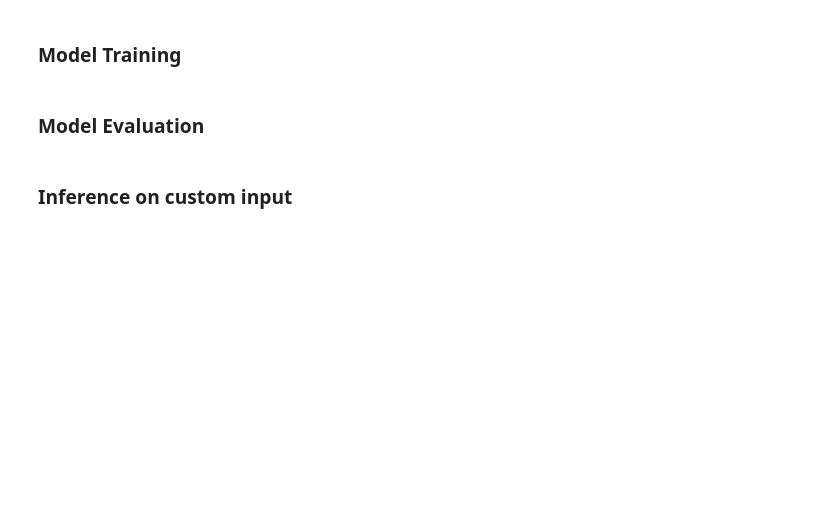
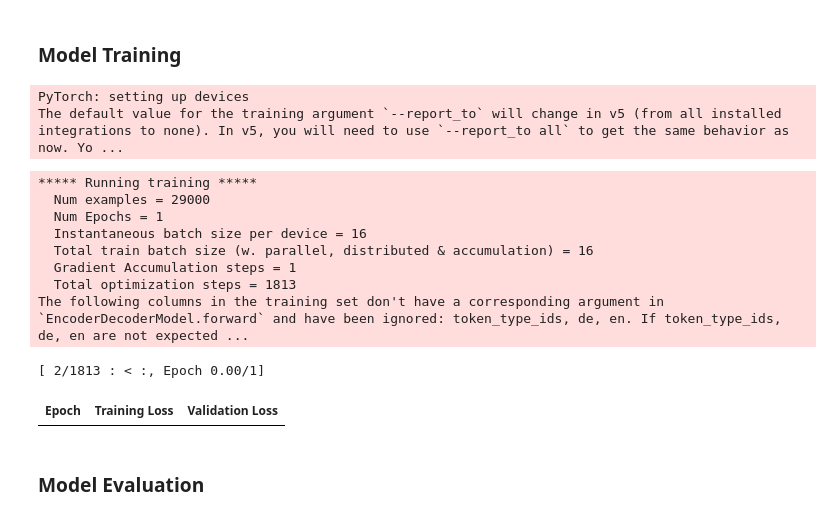
Before and after one commit to josumsc/multi30k-machine-translation, a Jupyter notebook: src/multi30k-machine-translation.ipynb, the cells around one changed output. Cells and saved outputs as stored; diff of their text form; code cells hidden in the pictures; blank space fills up the shorter version.

Commit message:
Adding pre-trained transformer

```diff
--- a/src/multi30k-machine-translation.ipynb
+++ b/src/multi30k-machine-translation.ipynb
@@ -380,0 +524,14 @@ print(f'| Test Loss: {test_loss:.3f} | Test PPL: {math.exp(test_loss):7.3f} |')
+# %%
+def batch_encode_fn(examples, max_length=128):
+    sources = examples["en"]
+    targets = examples["de"]
+    model_inputs = tokenizer(sources, max_length=max_length, truncation=True)
+    with tokenizer.as_target_tokenizer():
+        labels = tokenizer(targets, max_length=max_length, truncation=True)
+
+    model_inputs["labels"] = labels["input_ids"]
+    return model_inputs
+
+
+dataset_dict_encoded = dataset_dict.map(batch_encode_fn, batched=True, num_proc=8)
+dataset_dict_encoded
@@ -381,6 +553,45 @@ print(f'| Test Loss: {test_loss:.3f} | Test PPL: {math.exp(test_loss):7.3f} |')
 # %% [markdown]
 ### Model Training
+# %%
+data_collator = DataCollatorForSeq2Seq(tokenizer=tokenizer, model=model)
+# %%
+training_args = Seq2SeqTrainingArguments(
+    output_dir="./results",
+    evaluation_strategy="epoch",
+    learning_rate=2e-5,
+    per_device_train_batch_size=16,
+    per_device_eval_batch_size=16,
+    weight_decay=0.01,
+    save_total_limit=3,
+    num_train_epochs=1,
+    predict_with_generate=True,
+    fp16=False,
+)
+
+trainer = Seq2SeqTrainer(
+    model=model,
+    args=training_args,
+    train_dataset=dataset_dict_encoded["train"],
+    eval_dataset=dataset_dict_encoded["val"],
+    tokenizer=tokenizer,
+    data_collator=data_collator,
+)
+# %% [output]
+PyTorch: setting up devices
+The default value for the training argument `--report_to` will change in v5 (from all installed integrations to none). In v5, you will need to use `--report_to all` to get the same behavior as now. Yo ...
+# %%
+trainer_output = trainer.train()
+trainer_output
+# %% [output]
+***** Running training *****
+  Num examples = 29000
+  Num Epochs = 1
+  Instantaneous batch size per device = 16
+  Total train batch size (w. parallel, distributed & accumulation) = 16
+  Gradient Accumulation steps = 1
+  Total optimization steps = 1813
+The following columns in the training set don't have a corresponding argument in `EncoderDecoderModel.forward` and have been ignored: token_type_ids, de, en. If token_type_ids, de, en are not expected ...
+[ 2/1813 : < :, Epoch 0.00/1]
+| Epoch | Training Loss | Validation Loss |
 # %% [markdown]
 ### Model Evaluation
-# %% [markdown]
-### Inference on custom input
```
Also changed, not shown: parts of 9 cells of this notebook.
